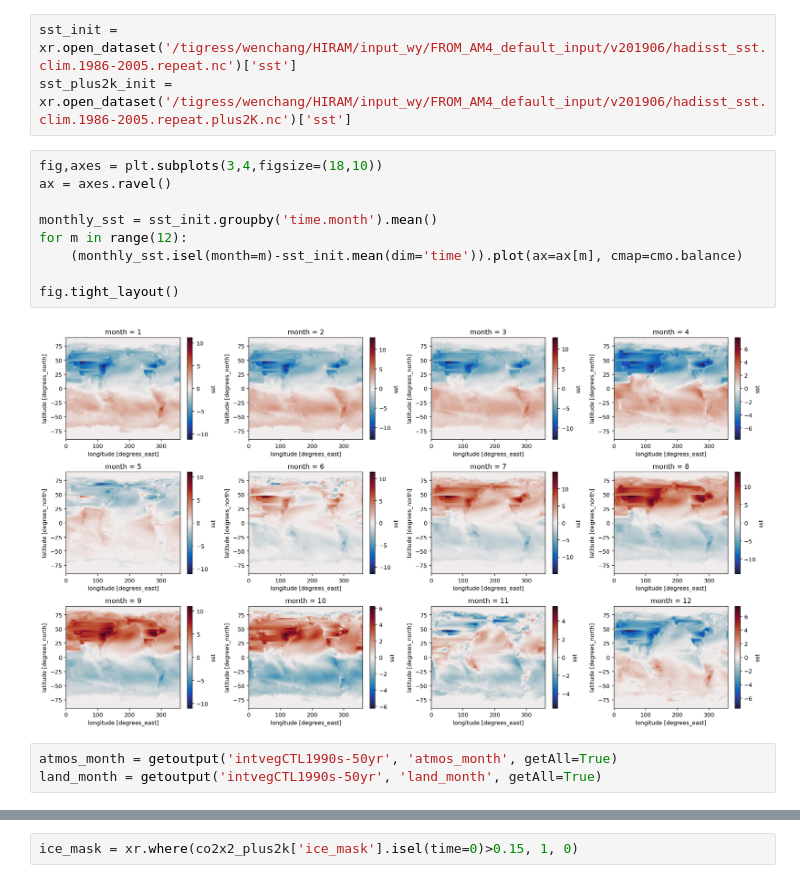
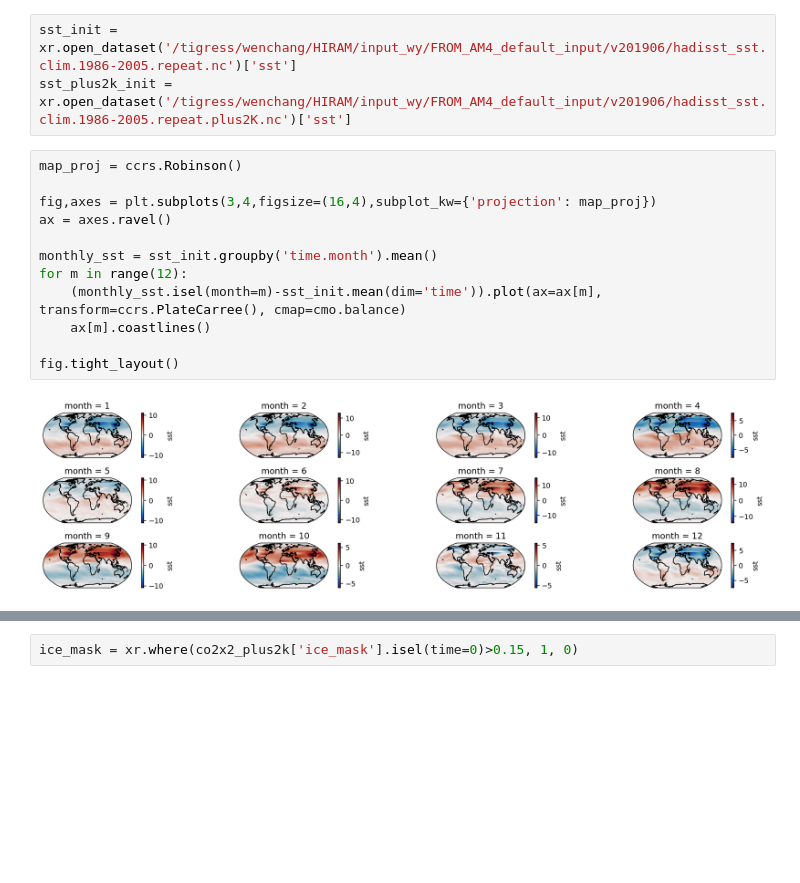
Before and after one commit to bbuchovecky/itcz_phys, a Jupyter notebook: notebooks/05_am2.5-spin-up.ipynb, the cells around one changed output, grey strips where cells are left out. Cells and saved outputs as stored; diff of their text form; blank space fills up the shorter version.

```diff
--- a/notebooks/05_am2.5-spin-up.ipynb
+++ b/notebooks/05_am2.5-spin-up.ipynb
@@ -320,16 +294,16 @@ ax.legend(loc='lower right')
 sst_init = xr.open_dataset('/tigress/wenchang/HIRAM/input_wy/FROM_AM4_default_input/v201906/hadisst_sst.clim.1986-2005.repeat.nc')['sst']
 sst_plus2k_init = xr.open_dataset('/tigress/wenchang/HIRAM/input_wy/FROM_AM4_default_input/v201906/hadisst_sst.clim.1986-2005.repeat.plus2K.nc')['sst']
 # %%
-fig,axes = plt.subplots(3,4,figsize=(18,10))
+map_proj = ccrs.Robinson()
+
+fig,axes = plt.subplots(3,4,figsize=(16,4),subplot_kw={'projection': map_proj})
 ax = axes.ravel()
 
 monthly_sst = sst_init.groupby('time.month').mean()
 for m in range(12):
-    (monthly_sst.isel(month=m)-sst_init.mean(dim='time')).plot(ax=ax[m], cmap=cmo.balance)
+    (monthly_sst.isel(month=m)-sst_init.mean(dim='time')).plot(ax=ax[m], transform=ccrs.PlateCarree(), cmap=cmo.balance)
+    ax[m].coastlines()
 
 fig.tight_layout()
 # %% [output]
-[figure, old version]
+[figure, new version]
-# %%
-atmos_month = getoutput('intvegCTL1990s-50yr', 'atmos_month', getAll=True)
-land_month = getoutput('intvegCTL1990s-50yr', 'land_month', getAll=True)
```
Also changed, not shown: parts of 10 cells of this notebook, 1 other file.
